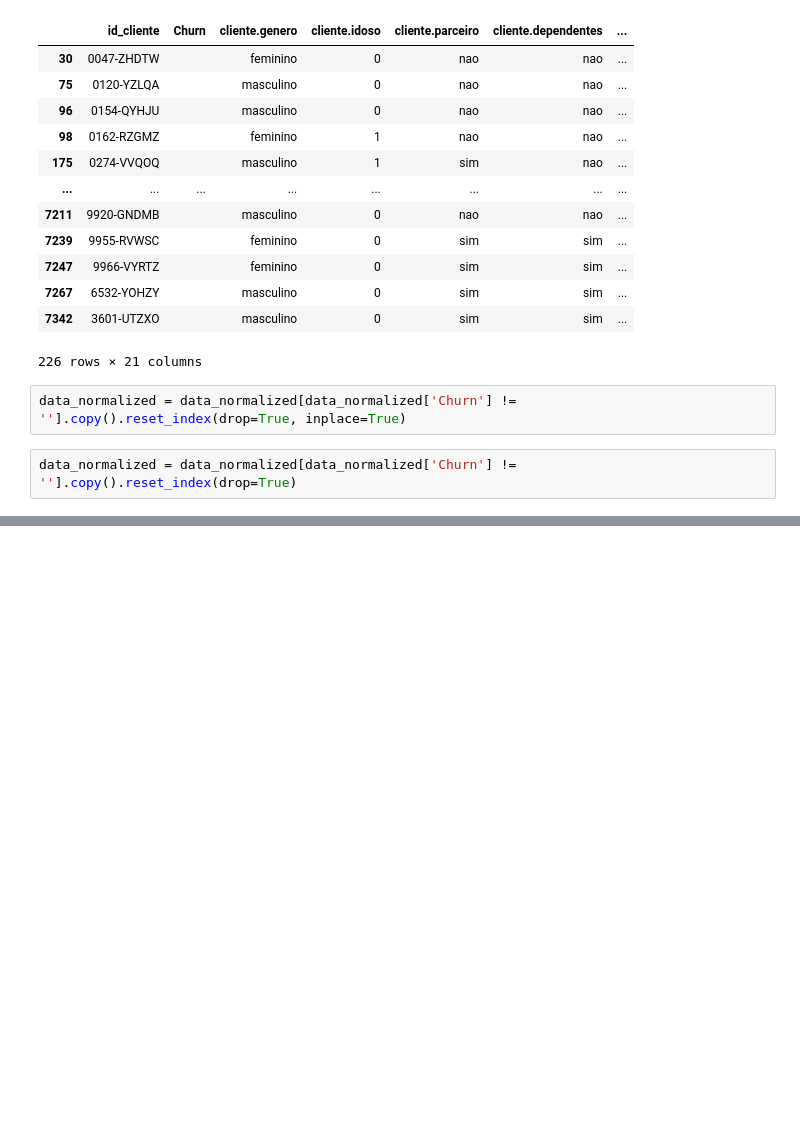
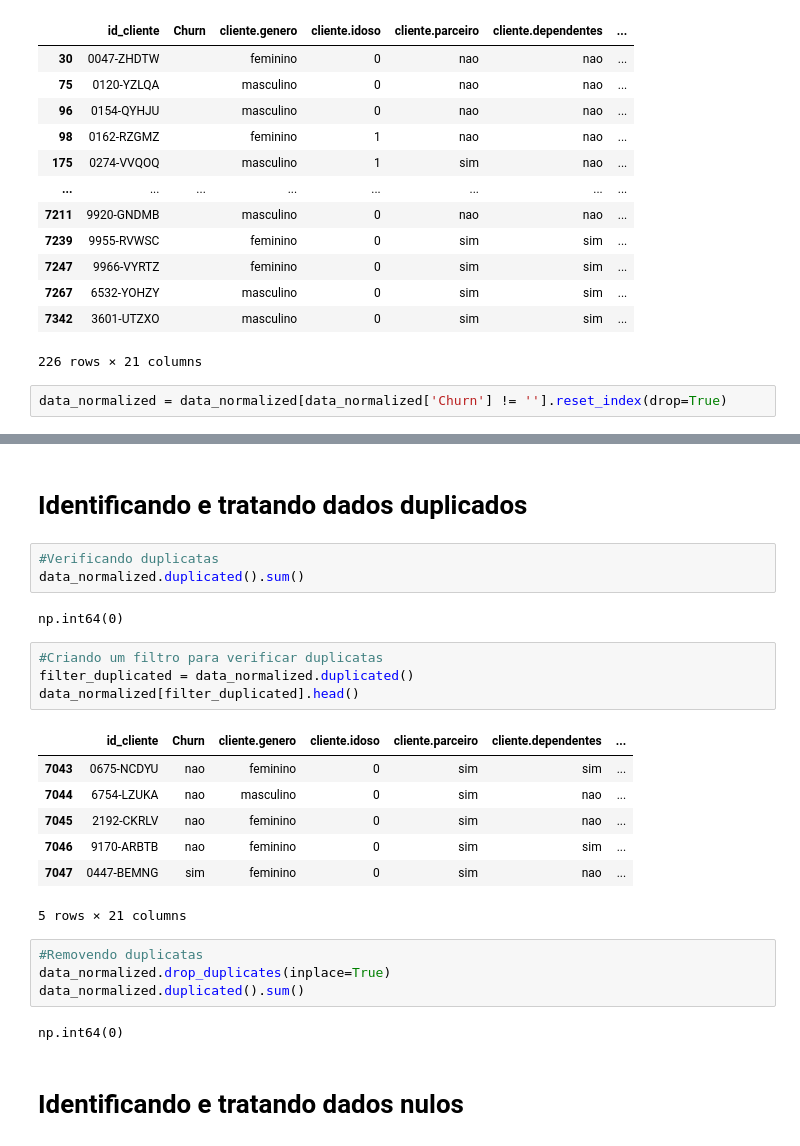
Before and after one commit to gbcancian/telecom-churn-data-cleaning, a Jupyter notebook: notebooks/main.ipynb, the cells around one changed output, grey strips where cells are left out. Cells and saved outputs as stored; diff of their text form; blank space fills up the shorter version.

```diff
--- a/notebooks/main.ipynb
+++ b/notebooks/main.ipynb
@@ -144,6 +144,4 @@ data_normalized.query("Churn == ''")
 | 7342 | 3601-UTZXO |  | masculino | 0 | sim | sim | ... |
 226 rows × 21 columns
 # %%
-data_normalized = data_normalized[data_normalized['Churn'] != ''].copy().reset_index(drop=True, inplace=True)
+data_normalized = data_normalized[data_normalized['Churn'] != ''].reset_index(drop=True)
-# %%
-data_normalized = data_normalized[data_normalized['Churn'] != ''].copy().reset_index(drop=True)
@@ -151,0 +158,27 @@ AttributeError: 'NoneType' object has no attribute 'info'
+# %% [markdown]
+# Identificando e tratando dados duplicados
+# %%
+#Verificando duplicatas
+data_normalized.duplicated().sum()
+# %% [output]
+np.int64(0)
+# %%
+#Criando um filtro para verificar duplicatas
+filter_duplicated = data_normalized.duplicated()
+data_normalized[filter_duplicated].head()
+# %% [output]
+|  | id_cliente | Churn | cliente.genero | cliente.idoso | cliente.parceiro | cliente.dependentes | ... |
+| 7043 | 0675-NCDYU | nao | feminino | 0 | sim | sim | ... |
+| 7044 | 6754-LZUKA | nao | masculino | 0 | sim | nao | ... |
+| 7045 | 2192-CKRLV | nao | feminino | 0 | sim | nao | ... |
+| 7046 | 9170-ARBTB | nao | feminino | 0 | sim | sim | ... |
+| 7047 | 0447-BEMNG | sim | feminino | 0 | sim | nao | ... |
+5 rows × 21 columns
+# %%
+#Removendo duplicatas
+data_normalized.drop_duplicates(inplace=True)
+data_normalized.duplicated().sum()
+# %% [output]
+np.int64(0)
+# %% [markdown]
+# Identificando e tratando dados nulos
```
Also changed, not shown: parts of 13 cells of this notebook.
